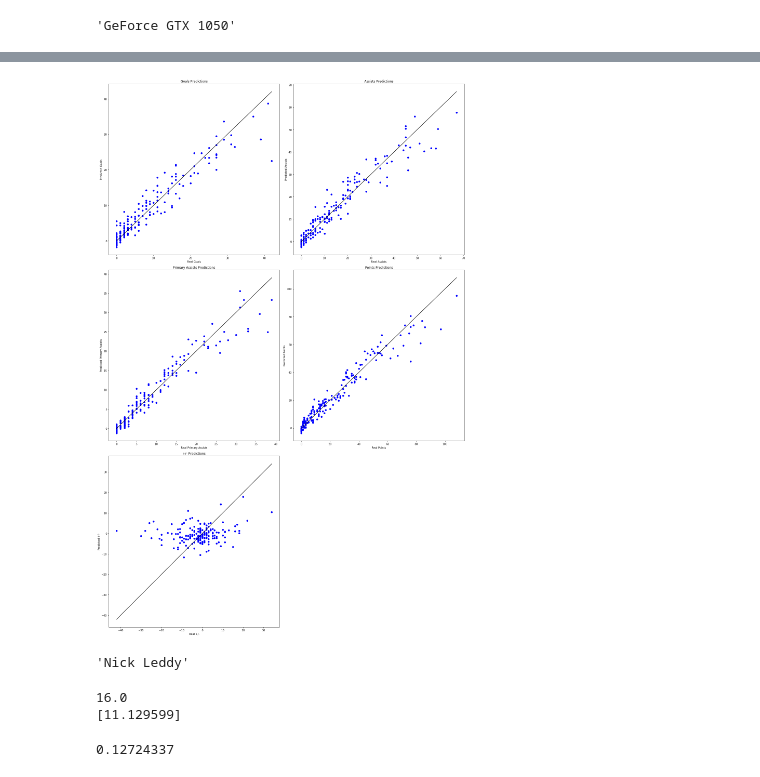
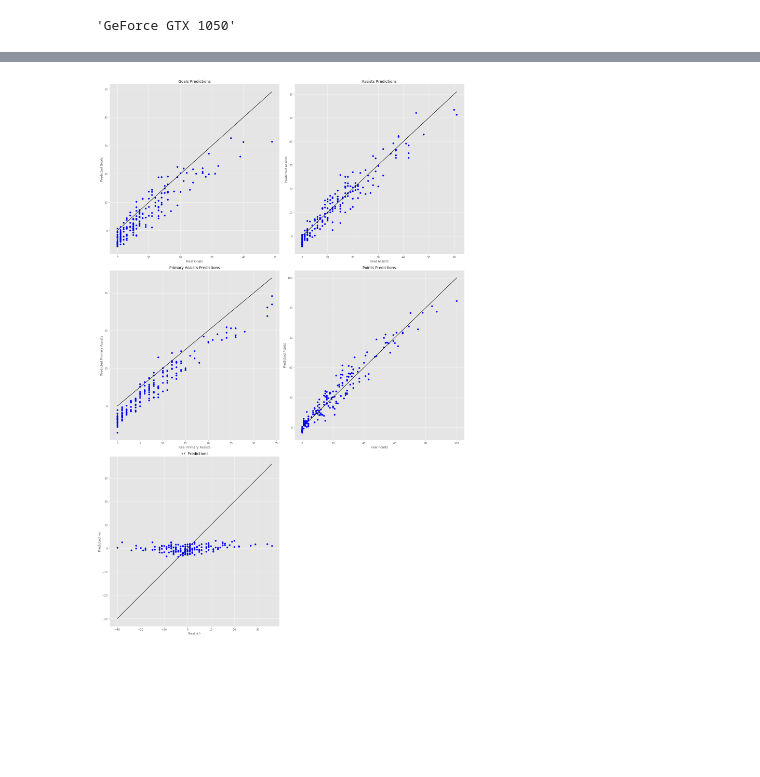
Before and after one commit to OMalenfantThuot/Projet_final_apprentissage_machine, a Jupyter notebook: MLP.ipynb, the cells around one changed output, grey strips where cells are left out. Saved outputs shown, nothing was run; the diff lists cells and outputs as text; code cells hidden in the pictures; blank space fills up the shorter version.

Commit message:
test on valid set and std

```diff
--- a/MLP.ipynb
+++ b/MLP.ipynb
@@ -167,3 +154,13 @@ def train(train_data, train_labels, test_data, test_labels, nepochs):
+# %%
+def predict(network, test_data, test_labels):
+    testset = hockey_dataset(test_data, test_labels)
+    testloader = torch.utils.data.DataLoader(testset, batch_size=len(testset), shuffle = False)
+
+    with torch.no_grad():
+        for data in testloader:
+            inputs, label = data
+            predictions = network(inputs.to(device))
+    return predictions.cpu().numpy()
 # %%
 device = torch.device("cuda:0" if torch.cuda.is_available() else "cpu")
 torch.cuda.get_device_name(0)
@@ -200,11 +197,13 @@ for targets in [[training_targets_goals, test_targets_goals],
                 [training_targets_points, test_targets_points],
                 [training_targets_plusminus, test_targets_plusminus]]:
     t1 = time.time()
-    loss_train, loss_valid, predictions = train(training_data, targets[0], test_data, targets[1], nepochs)
+    loss_train, loss_valid, network = train(training_data, targets[0], nepochs)
     print("Temps d'entrainement : {}".format(time.time()-t1))
+    predictions = predict(network, test_data, targets[1])
     predictions_totales.append(predictions)
 
 
+plt.style.use('ggplot')
 fig,ax = plt.subplots(nrows=3, ncols=2, figsize = (20,30))
 ax1, ax2, ax3, ax4, ax5, ax6 = ax.flatten()
 
@@ -263,2 +262,2 @@ Temps d'entrainement : 31.535208463668823
-[figure, old version]
+[figure, new version]
 # %%
@@ -270,15 +268,0 @@ pred_plusminus = predictions_totales[4].cpu().numpy()
-# %%
-test_player_names[np.argmin(test_targets_plusminus)]
-# %% [output]
-'Nick Leddy'
-# %%
-print(test_targets_points[0].item())
-print(pred_points[0])
-# %% [output]
-16.0
-[11.129599]
-# %%
-choice = np.where(test_targets_goals>20)[0]
-np.mean(np.abs((test_targets_goals[choice]-pred_goals[choice])/test_targets_goals[choice]))
-# %% [output]
-0.12724337
```
Also changed, not shown: parts of 13 cells of this notebook, 1 other file.
